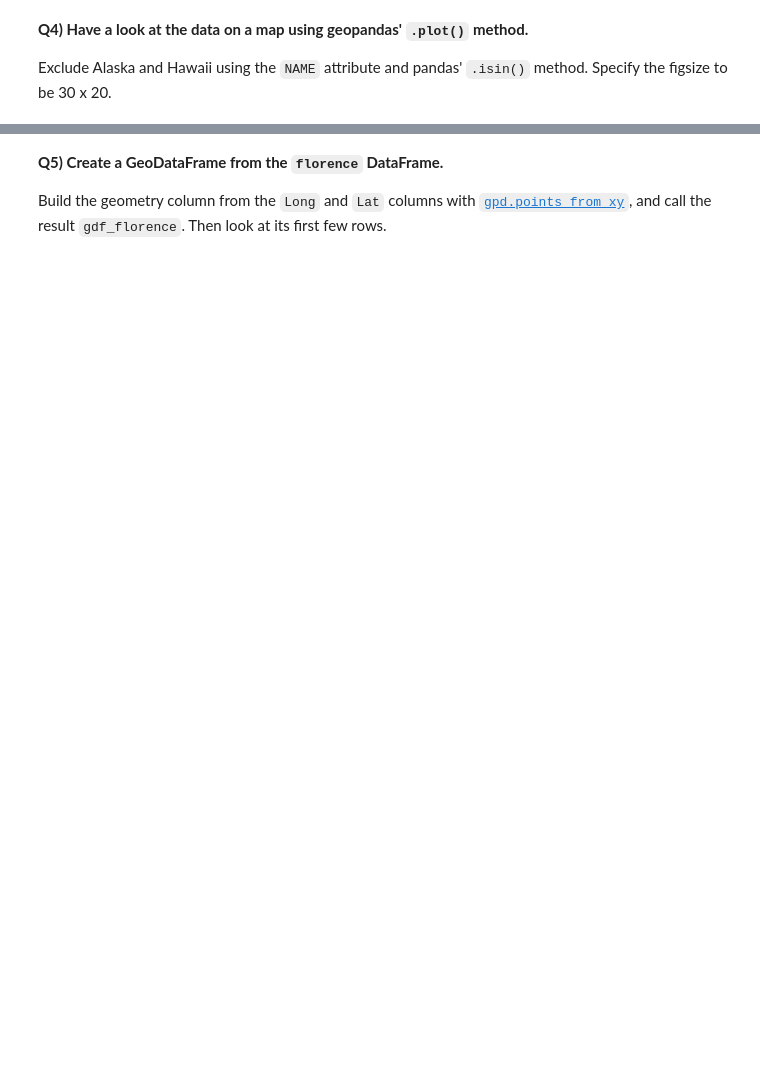
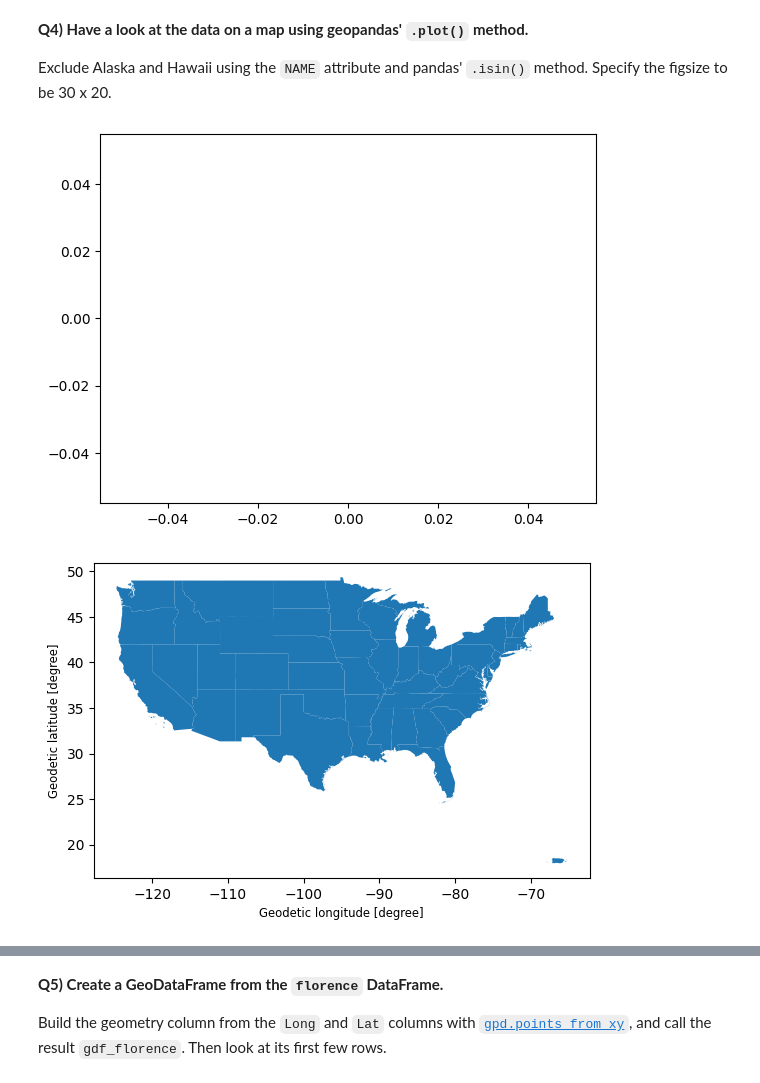
Before and after one commit to emmagiometti/A2026_Intro_Python, a Jupyter notebook: FEEDBACK_GIOMETTI_1_6_env_exercise.ipynb, the cells around one changed output, grey strips where cells are left out. Cells and saved outputs as stored; diff of their text form; code cells hidden in the pictures; blank space fills up the shorter version.

```diff
--- a/FEEDBACK_GIOMETTI_1_6_env_exercise.ipynb
+++ b/FEEDBACK_GIOMETTI_1_6_env_exercise.ipynb
@@ -78,6 +85,8 @@ Import geopandas as `gpd`, pandas as `pd`, and matplotlib's pyplot as `plt`.
 The file is cached at `states_path`. Call the result `country`.
 # %%
 # Read the data with the geopandas function
+
+country = gpd.read_file(states_path)
 # %% [markdown]
 **Q3) Have a look at the data. What type of geometries does it contain?**
 
@@ -91,3 +110,9 @@ Exclude Alaska and Hawaii using the `NAME` attribute and pandas' `.isin()` metho
 figsize to be 30 x 20.
 # %%
 # Plot the US states (Alaska and Hawaii excluded)
+
+figure = plt.plot(figsize=(30,20))
+ax = country[~country["NAME"].isin(["Alaska", "Hawaii"])].plot()
+# %% [output]
+[figure, added]
+[figure, added]
```
Also changed, not shown: parts of 12 cells of this notebook.
